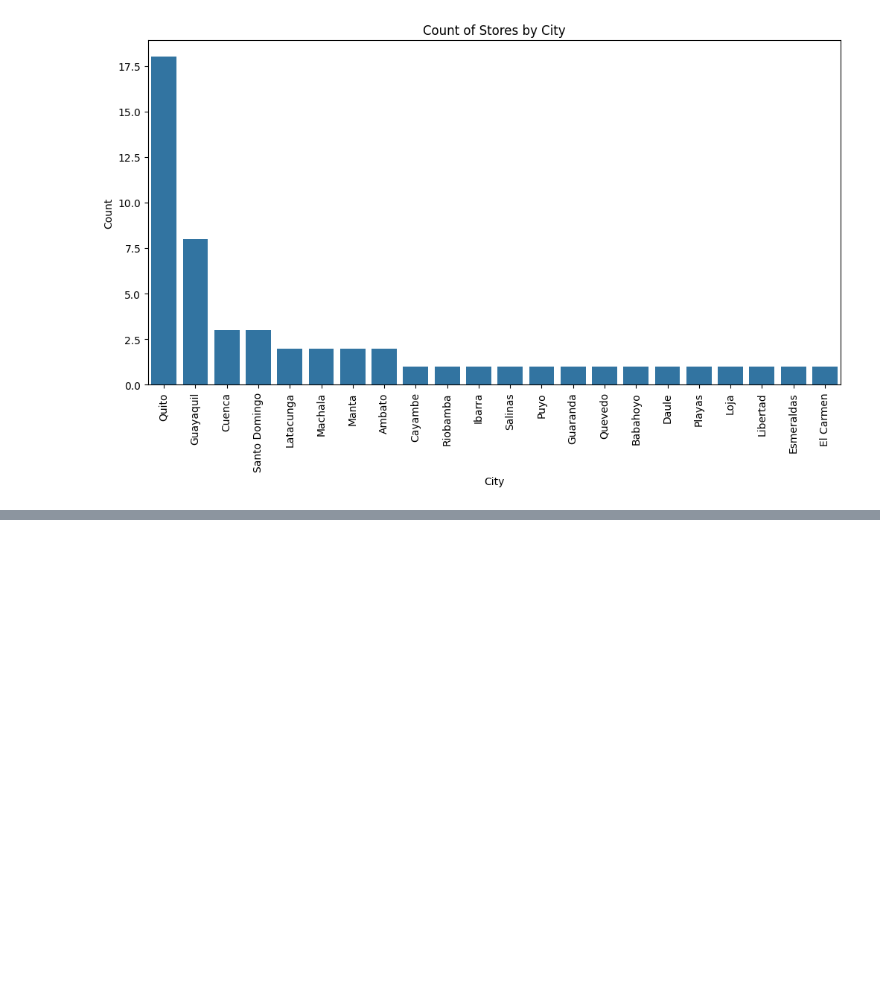
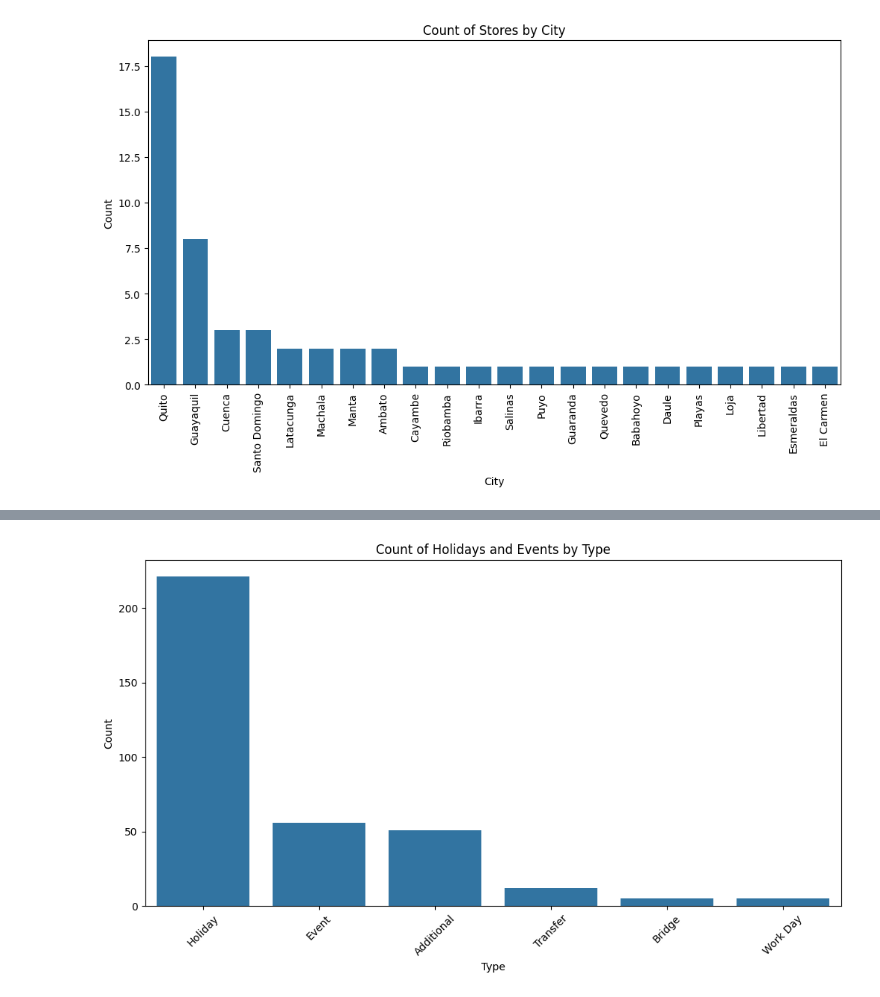
Before and after one commit to Chebet-Mercy/Time-Series-Forecasting-Analysis, a Jupyter notebook: notebooks/main.ipynb, the cells around one changed output, grey strips where cells are left out. Saved outputs shown, nothing was run; the diff lists cells and outputs as text; code cells hidden in the pictures; blank space fills up the shorter version.

```diff
--- a/notebooks/main.ipynb
+++ b/notebooks/main.ipynb
@@ -302,0 +323,11 @@ plt.show()
+# %%
+# Count of holidays and events by type
+plt.figure(figsize=(12, 6))
+sns.countplot(x='type', data=df_holidays_events, order=df_holidays_events['type'].value_counts().index)
+plt.title('Count of Holidays and Events by Type')
+plt.xlabel('Type')
+plt.ylabel('Count')
+plt.xticks(rotation=45)
+plt.show()
+# %% [output]
+[figure, added]
```
Also changed, not shown: parts of 145 cells of this notebook.
